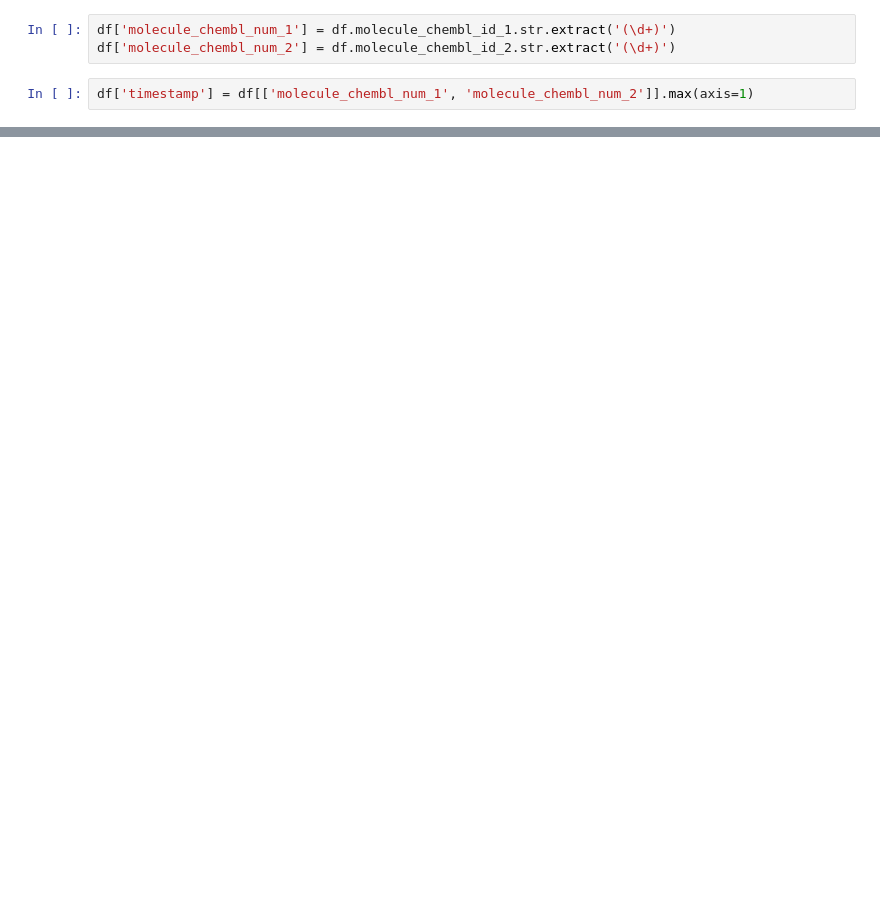
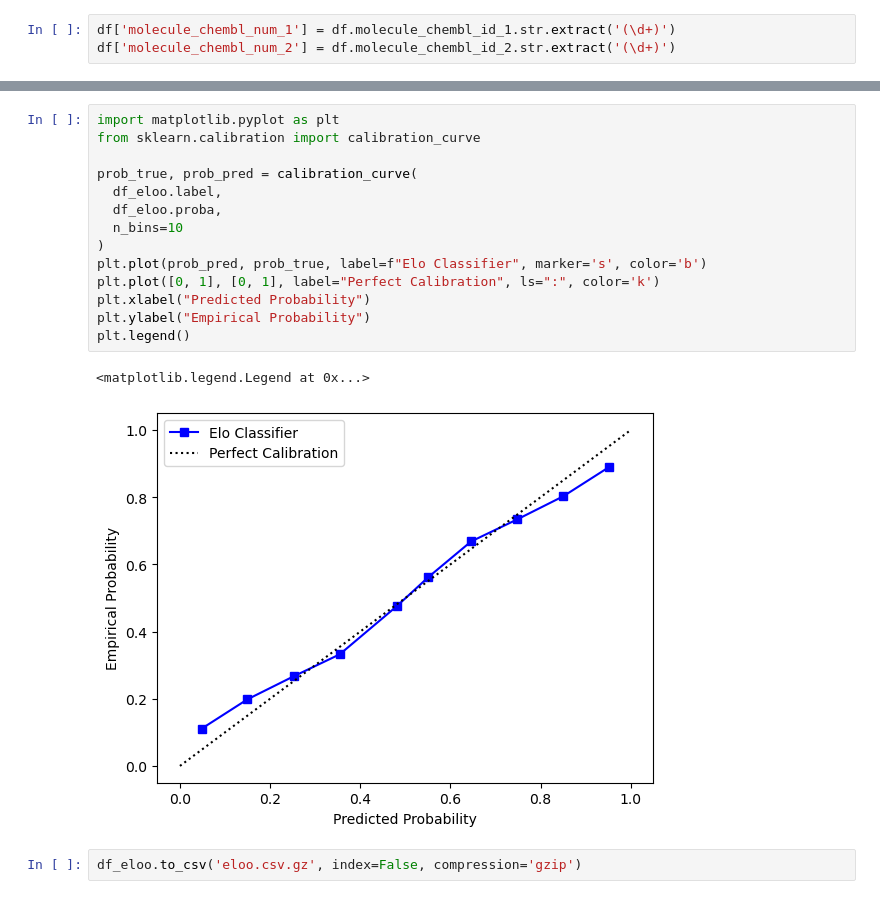
Before and after one commit to warner121/wizepair2, a Jupyter notebook: notebooks/skelo.ipynb, the cells around one changed output, grey strips where cells are left out. Drawn from its saved outputs; the diff is of its cells as text; blank space fills up the shorter version.

```diff
--- a/notebooks/skelo.ipynb
+++ b/notebooks/skelo.ipynb
@@ -14,8 +20,6 @@ df.head(3)
 # %%
 df['molecule_chembl_num_1'] = df.molecule_chembl_id_1.str.extract('(\d+)')
 df['molecule_chembl_num_2'] = df.molecule_chembl_id_2.str.extract('(\d+)')
-# %%
-df['timestamp'] = df[['molecule_chembl_num_1', 'molecule_chembl_num_2']].max(axis=1)
 # %%
 def elo(df):
 
@@ -101,0 +134,19 @@ Name: proba, dtype: float64
+# %%
+import matplotlib.pyplot as plt
+from sklearn.calibration import calibration_curve
+
+prob_true, prob_pred = calibration_curve(
+  df_eloo.label,
+  df_eloo.proba,
+  n_bins=10
+)
+plt.plot(prob_pred, prob_true, label=f"Elo Classifier", marker='s', color='b')
+plt.plot([0, 1], [0, 1], label="Perfect Calibration", ls=":", color='k')
+plt.xlabel("Predicted Probability")
+plt.ylabel("Empirical Probability")
+plt.legend()
+# %% [output]
+<matplotlib.legend.Legend at 0x...>
+[figure, added]
+# %%
+df_eloo.to_csv('eloo.csv.gz', index=False, compression='gzip')
```
Also changed, not shown: parts of 13 cells of this notebook, 5 other files.
